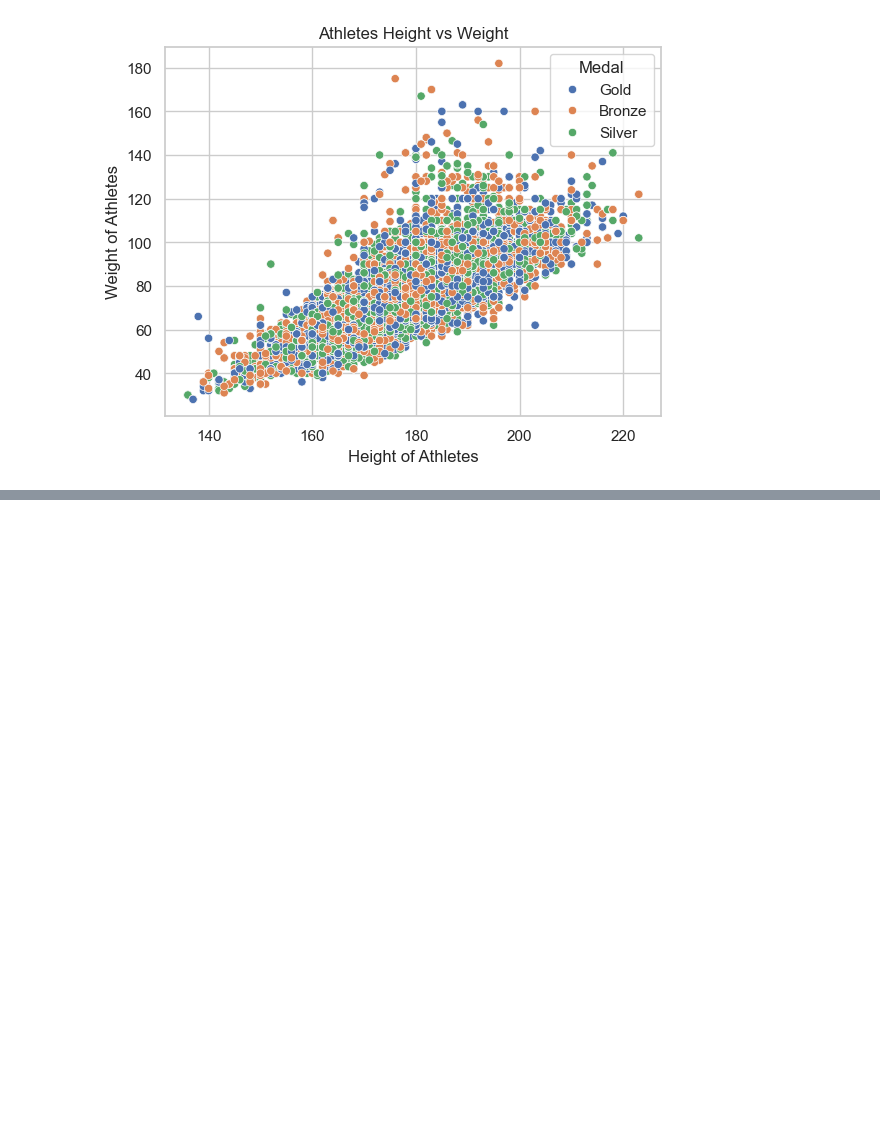
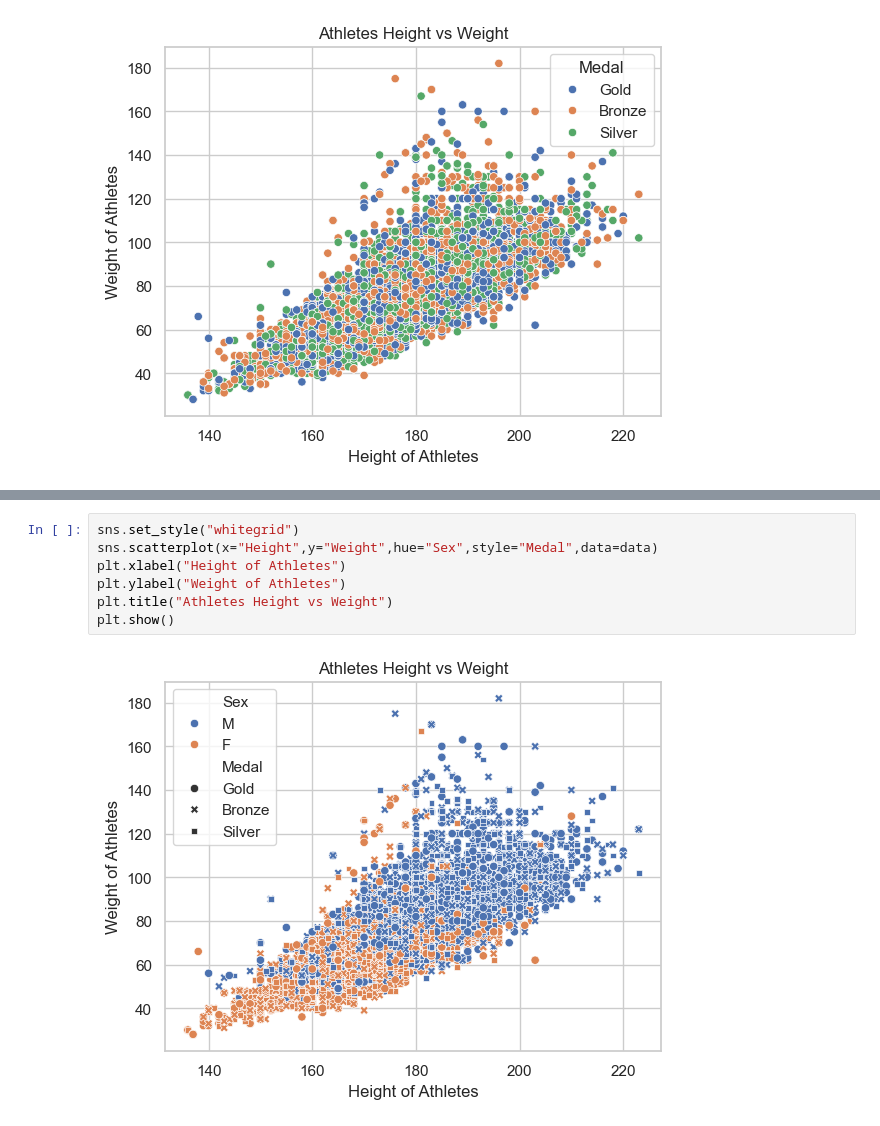
Before and after one commit to omerrkazakk/Data-Science, a Jupyter notebook: 11-VisualizationSeaborn.ipynb, the cells around one changed output, grey strips where cells are left out. Cells and saved outputs as stored; diff of their text form; blank space fills up the shorter version.

Commit message:
feat: learn seaborn data visualization fundamentals

```diff
--- a/11-VisualizationSeaborn.ipynb
+++ b/11-VisualizationSeaborn.ipynb
@@ -125,0 +163,9 @@ plt.show()
+# %%
+sns.set_style("whitegrid")
+sns.scatterplot(x="Height",y="Weight",hue="Sex",style="Medal",data=data)
+plt.xlabel("Height of Athletes")
+plt.ylabel("Weight of Athletes")
+plt.title("Athletes Height vs Weight")
+plt.show()
+# %% [output]
+[figure, added]
```
Also changed, not shown: parts of 14 cells of this notebook.
